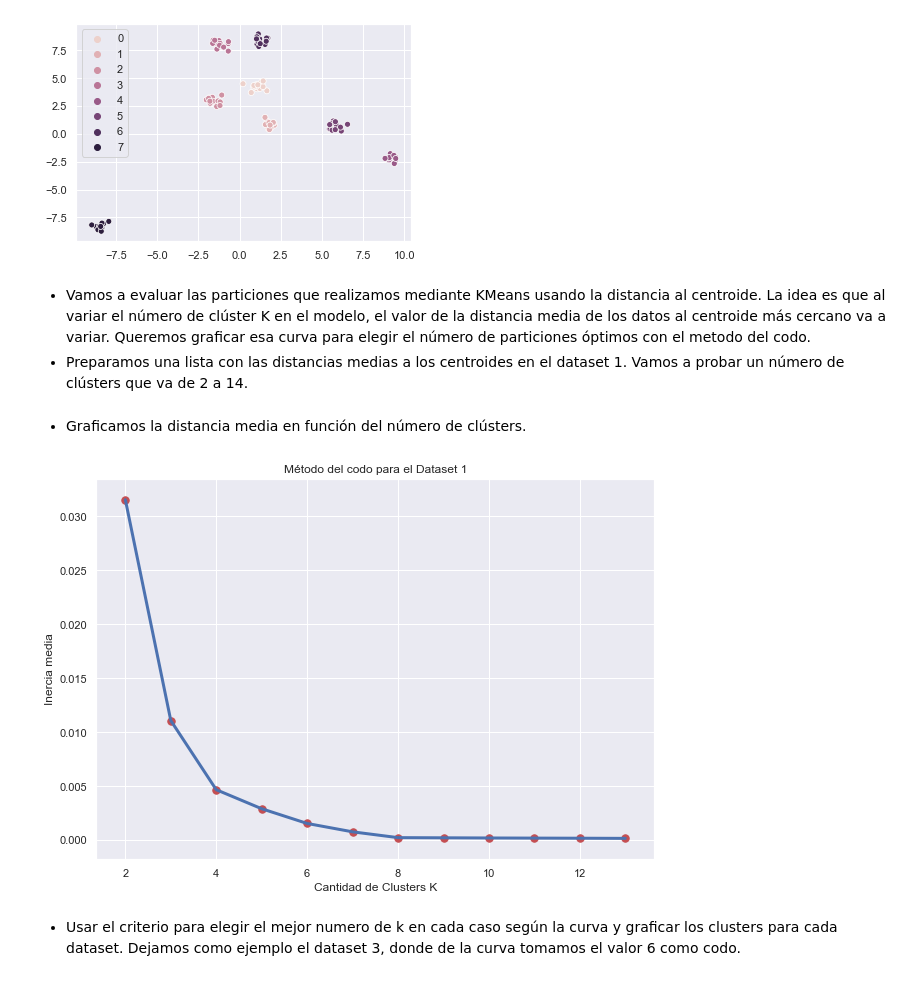
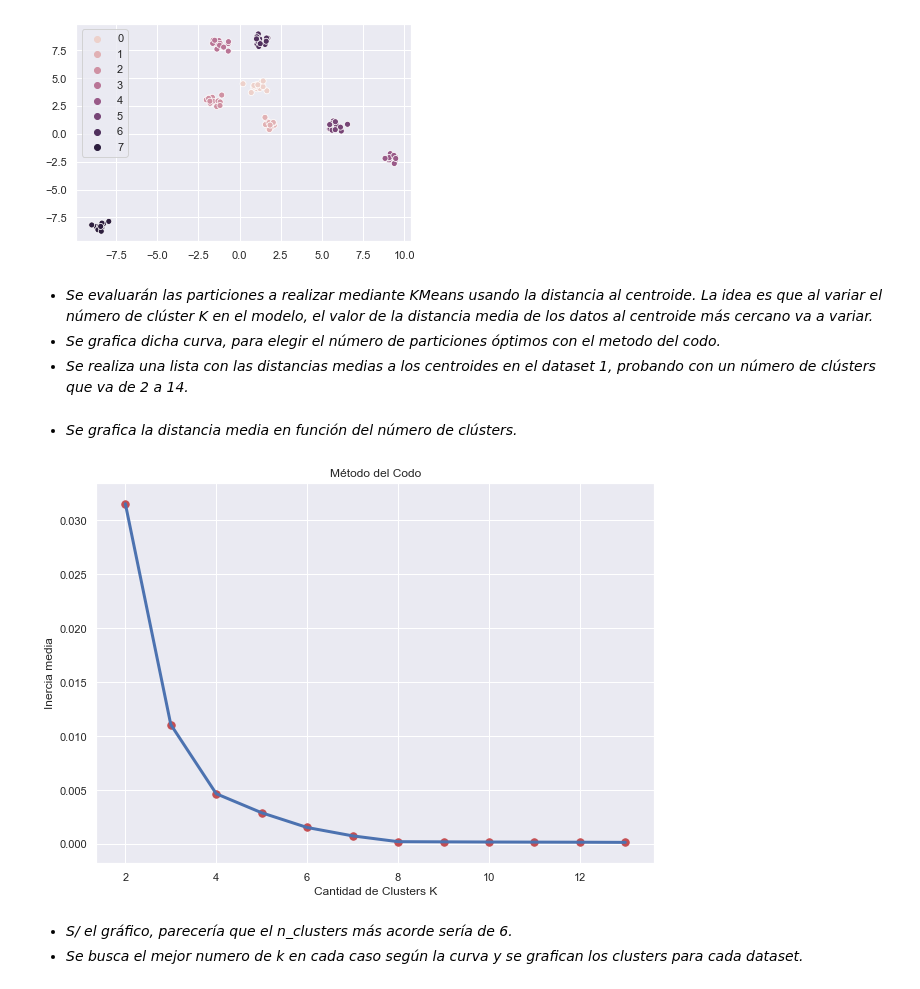
Before and after one commit to alseveso/AcamicaDS, a Jupyter notebook: Proyectos/Proyecto 2_Alejandra Seveso.ipynb, the cells around one changed output. Saved outputs shown, nothing was run; the diff lists cells and outputs as text; code cells hidden in the pictures.

```diff
--- a/Proyectos/Proyecto 2_Alejandra Seveso.ipynb
+++ b/Proyectos/Proyecto 2_Alejandra Seveso.ipynb
@@ -1632,6 +1691,7 @@ plt.show()
 # %% [output]
 [figure]
 # %% [markdown]
-* Vamos a evaluar las particiones que realizamos mediante KMeans usando la distancia al centroide. La idea es que al variar el número de clúster K en el modelo, el valor de la distancia media de los datos al centroide más cercano va a variar. Queremos graficar esa curva para elegir el número de particiones óptimos con el metodo del codo.
-* Preparamos una lista con las distancias medias a los centroides en el dataset 1. Vamos a probar un número de clústers que va de 2 a 14.
+* *Se evaluarán las particiones a realizar mediante KMeans usando la distancia al centroide. La idea es que al variar el número de clúster K en el modelo, el valor de la distancia media de los datos al centroide más cercano va a variar.*
+* *Se grafica dicha curva, para elegir el número de particiones óptimos con el metodo del codo.*
+* *Se realiza una lista con las distancias medias a los centroides en el dataset 1, probando con un número de clústers que va de 2 a 14.*
 # %%
@@ -1652,21 +1710,22 @@ for k in K:
     lista_distancias_medias.append(distancia_media)
     # Distorsión: el promedio de todas las distancias de los centroides con sus respectivos puntos al cuadrado.
 # %% [markdown]
-* Graficamos la distancia media en función del número de clústers.
+* *Se grafica la distancia media en función del número de clústers.*
 # %%
 plt.figure(figsize = (10,7))
 # Graficamos una linea continua y tambien unos puntos para resaltar los valores enteros de K.
 plt.plot(K, lista_distancias_medias, lw=3)
 plt.scatter(K, lista_distancias_medias, s=55,c='r')
 plt.xlabel('Cantidad de Clusters K')
 plt.ylabel('Inercia media')
-plt.title('Método del codo para el Dataset 1')
+plt.title('Método del Codo')
 
 plt.show()
 # %% [output]
-[figure, old version]
+[figure, new version]
 # %% [markdown]
-* Usar el criterio para elegir el mejor numero de k en cada caso según la curva y graficar los clusters para cada dataset. Dejamos como ejemplo el dataset 3, donde de la curva tomamos el valor 6 como codo.
+* *S/ el gráfico, parecería que el n_clusters más acorde sería de 6.*
+* *Se busca el mejor numero de k en cada caso según la curva y se grafican los clusters para cada dataset.*
 # %%
 # Defino y entreno el modelo
 km = KMeans(n_clusters=6)
```
Also changed, not shown: parts of 39 cells of this notebook.
